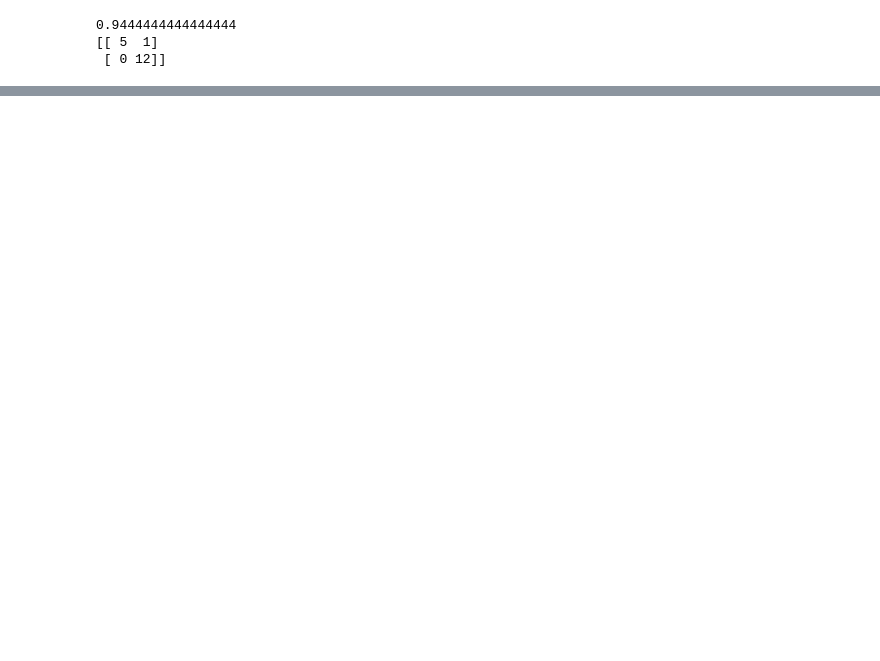
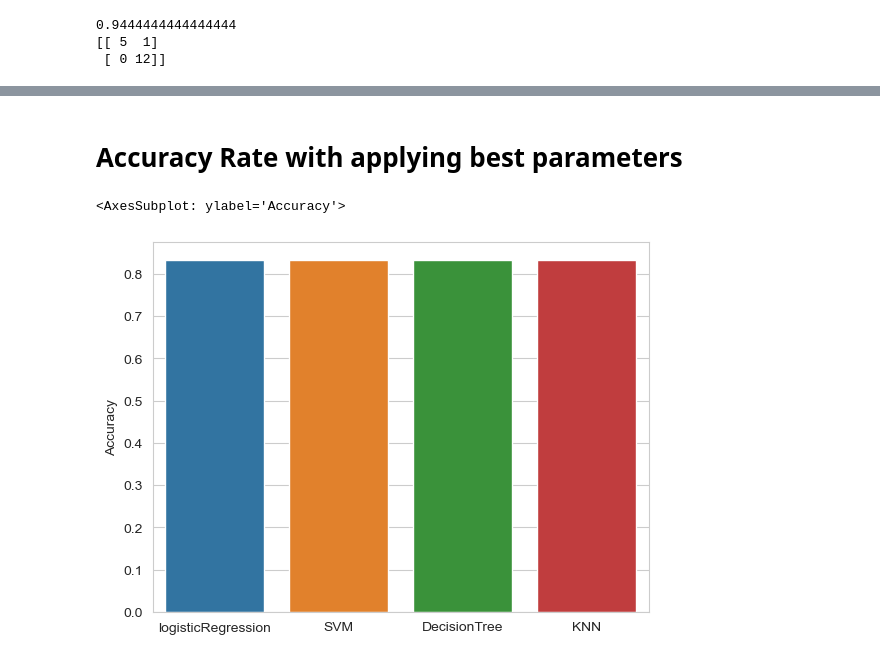
Before and after one commit to MahsaghaVIPanjeh/SpaceX_Falcon9_Project, a Jupyter notebook: Modeling.ipynb, the cells around one changed output, grey strips where cells are left out. Saved outputs shown, nothing was run; the diff lists cells and outputs as text; code cells hidden in the pictures; blank space fills up the shorter version.

```diff
--- a/Modeling.ipynb
+++ b/Modeling.ipynb
@@ -227,16 +311,16 @@ The best parameteres for KNN are:{'algorithm': 'auto', 'n_neighbors': 8, 'p': 1}
 # %%
 #create a knn classifier object with best parameters
-knn_classifier = KNeighborsClassifier(algorithm='auto',n_neighbors=8,p=1)
+knn_classifier_w = KNeighborsClassifier(algorithm='auto',n_neighbors=8,p=1)
 #train classifier
-knn_classifier.fit(X_train,Y_train)
+knn_classifier_w.fit(X_train,Y_train)
 #predict values for test set
-Y_predict=knn_classifier.predict(X_test)
+Y_predict_w=knn_classifier_w.predict(X_test)
 #find and print accuracy
-knn_accuracy = accuracy_score(Y_test,Y_predict)
-print(knn_accuracy)
+knn_accuracy_w = accuracy_score(Y_test,Y_predict_w)
+print(knn_accuracy_w)
 #find and print matrix
-knn_matrix = confusion_matrix(Y_test,Y_predict)
-print(knn_matrix)
+knn_matrix_w = confusion_matrix(Y_test,Y_predict_w)
+print(knn_matrix_w)
 # %% [output]
 0.8333333333333334
 [[ 3  3]
@@ -257,0 +351,5 @@ print(matr)
+# %%
+accuracy_data_with_best_parameters = [[logisticregression_accuracy_w],
+                 [svm_accuracy_w],
+                 [decisiontree_accuracy_w],
+                 [knn_accuracy_w]]
@@ -257,0 +358,2 @@ print(matr)
+# %%
+accuracy_data_with_best_parameters = pd.DataFrame(accuracy_data_with_best_parameters,index=['logisticRegression','SVM','DecisionTree','KNN'],columns=['Accuracy'])
@@ -257,0 +367,7 @@ print(matr)
+# %% [markdown]
+# Accuracy Rate with applying best parameters
+# %%
+sns.barplot(x=accuracy_data_with_best_parameters.index,y=accuracy_data_with_best_parameters['Accuracy'])
+# %% [output]
+<AxesSubplot: ylabel='Accuracy'>
+[figure, added]
```
Also changed, not shown: parts of 19 cells of this notebook, 2 other files.
